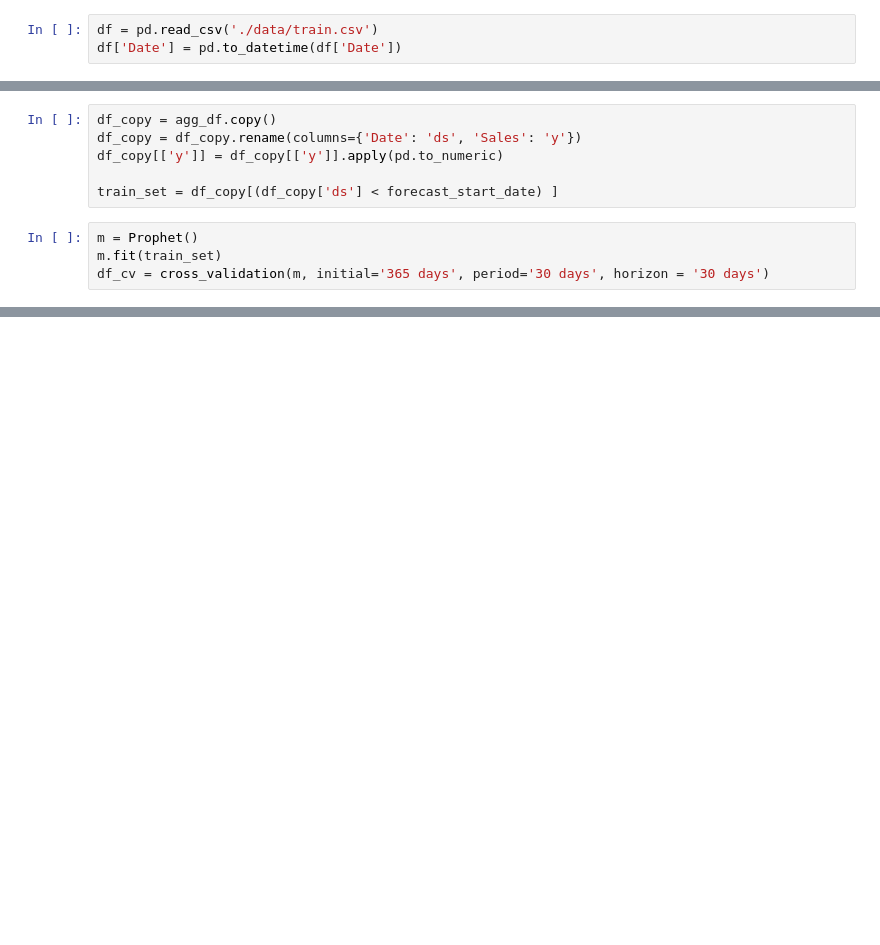
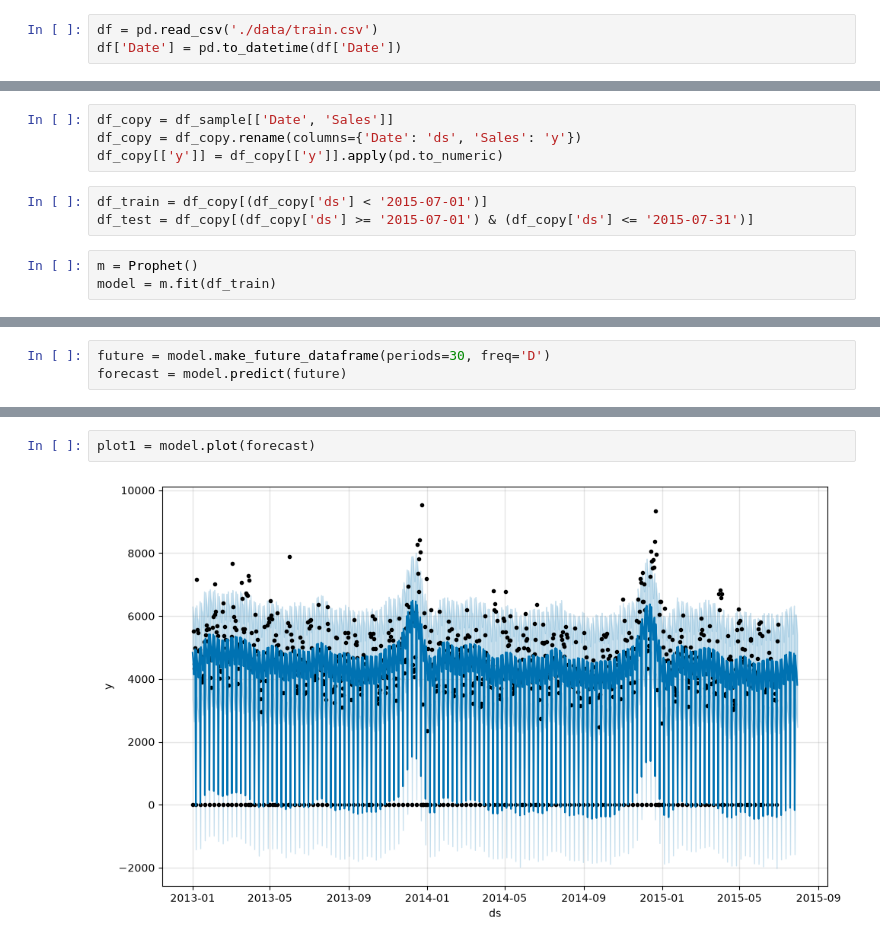
Before and after one commit to harthurhenrique/sales-forecast-with-prophet, a Jupyter notebook: model.ipynb, the cells around one changed output, grey strips where cells are left out. Cells and saved outputs as stored; diff of their text form; blank space fills up the shorter version.

Commit message:
Aprimorando primeira versão do modelo

```diff
--- a/model.ipynb
+++ b/model.ipynb
@@ -35,11 +81,11 @@ prediction_days = 30
 # %%
-df_copy = agg_df.copy()
+df_copy = df_sample[['Date', 'Sales']]
 df_copy = df_copy.rename(columns={'Date': 'ds', 'Sales': 'y'})
 df_copy[['y']] = df_copy[['y']].apply(pd.to_numeric)
-
-train_set = df_copy[(df_copy['ds'] < forecast_start_date) ]
+# %%
+df_train = df_copy[(df_copy['ds'] < '2015-07-01')]
+df_test = df_copy[(df_copy['ds'] >= '2015-07-01') & (df_copy['ds'] <= '2015-07-31')]
 # %%
 m = Prophet()
-m.fit(train_set)
-df_cv = cross_validation(m, initial='365 days', period='30 days', horizon = '30 days')
+model = m.fit(df_train)
 # %% [output]
@@ -93,0 +94,3 @@ df_p.head(30)
+# %%
+future = model.make_future_dataframe(periods=30, freq='D')
+forecast = model.predict(future)
@@ -93,0 +117,4 @@ df_p.head(30)
+# %%
+plot1 = model.plot(forecast)
+# %% [output]
+[figure, added]
```
Also changed, not shown: parts of 18 cells of this notebook, 2 other files.
